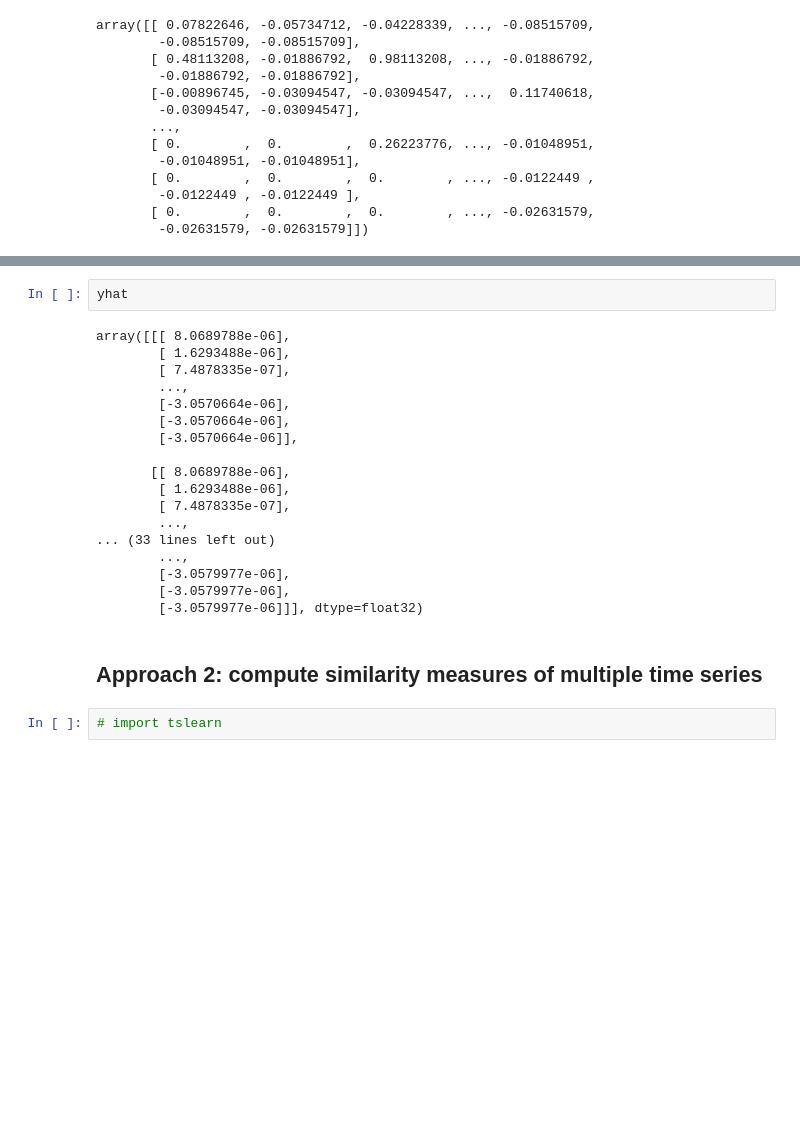
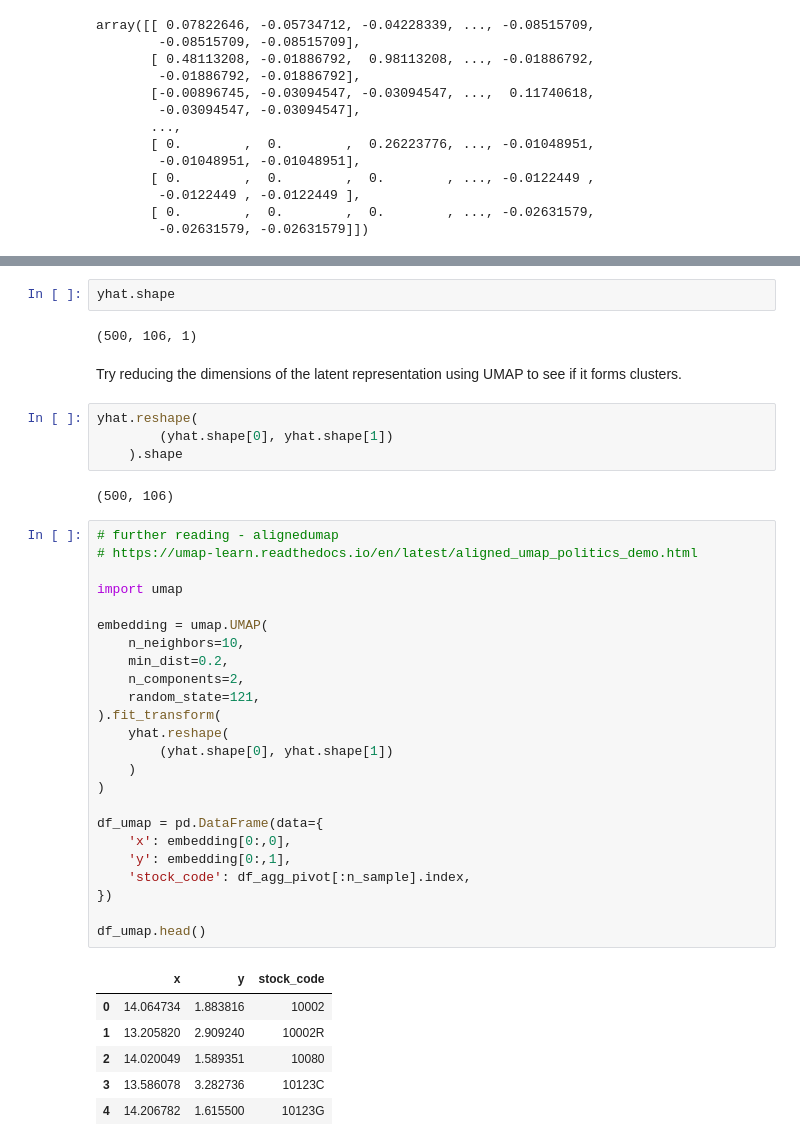
Before and after one commit to elvyna/uci-online-retail, a Jupyter notebook: notebooks/2021-07-05-time-series-clustering.ipynb, the cells around one changed output, grey strips where cells are left out. Saved outputs shown, nothing was run; the diff lists cells and outputs as text; blank space fills up the shorter version.

```diff
--- a/notebooks/2021-07-05-time-series-clustering.ipynb
+++ b/notebooks/2021-07-05-time-series-clustering.ipynb
@@ -397,24 +401,43 @@ To enable the following instructions: AVX2 FMA, in other operations, rebuild Ten
 # %%
-yhat
+yhat.shape
 # %% [output]
-array([[[ 8.0689788e-06],
-        [ 1.6293488e-06],
-        [ 7.4878335e-07],
-        ...,
-        [-3.0570664e-06],
-        [-3.0570664e-06],
-        [-3.0570664e-06]],
-
-       [[ 8.0689788e-06],
-        [ 1.6293488e-06],
-        [ 7.4878335e-07],
-        ...,
-... (33 lines left out)
-        ...,
-        [-3.0579977e-06],
-        [-3.0579977e-06],
-        [-3.0579977e-06]]], dtype=float32)
+(500, 106, 1)
-# %% [markdown]
-## Approach 2: compute similarity measures of multiple time series
-# %%
-# import tslearn
+# %% [markdown]
+Try reducing the dimensions of the latent representation using UMAP to see if it forms clusters.
+# %%
+yhat.reshape(
+        (yhat.shape[0], yhat.shape[1])
+    ).shape
+# %% [output]
+(500, 106)
+# %%
+# further reading - alignedumap
+# https://umap-learn.readthedocs.io/en/latest/aligned_umap_politics_demo.html
+
+import umap
+
+embedding = umap.UMAP(
+    n_neighbors=10,
+    min_dist=0.2,
+    n_components=2,
+    random_state=121,
+).fit_transform(
+    yhat.reshape(
+        (yhat.shape[0], yhat.shape[1])
+    )
+)
+
+df_umap = pd.DataFrame(data={
+    'x': embedding[0:,0],
+    'y': embedding[0:,1],
+    'stock_code': df_agg_pivot[:n_sample].index,
+})
+
+df_umap.head()
+# %% [output]
+|  | x | y | stock_code |
+| 0 | 14.064734 | 1.883816 | 10002 |
+| 1 | 13.205820 | 2.909240 | 10002R |
+| 2 | 14.020049 | 1.589351 | 10080 |
+| 3 | 13.586078 | 3.282736 | 10123C |
+| 4 | 14.206782 | 1.615500 | 10123G |
```
Also changed, not shown: parts of 14 cells of this notebook.
